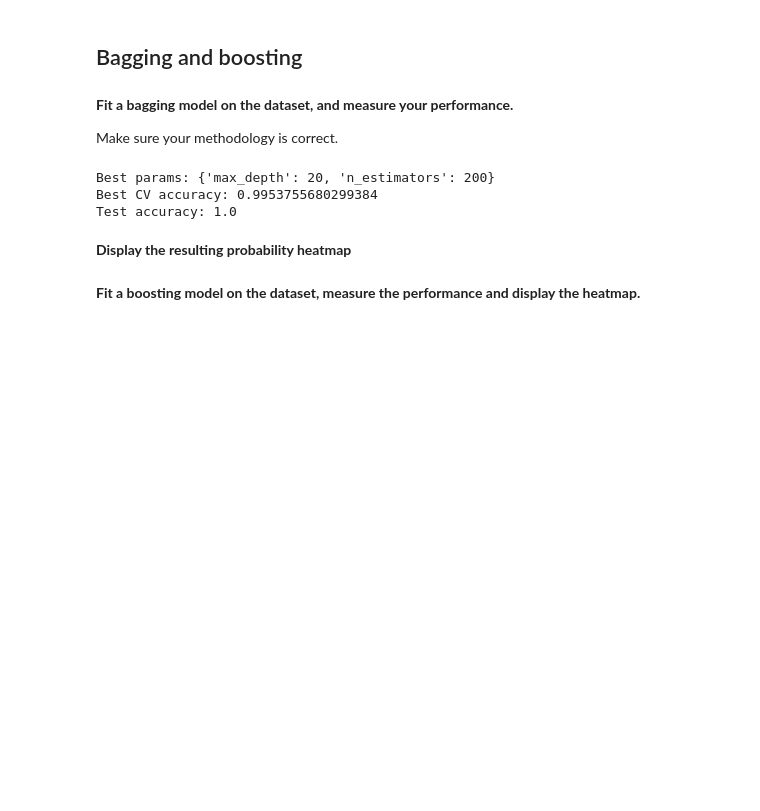
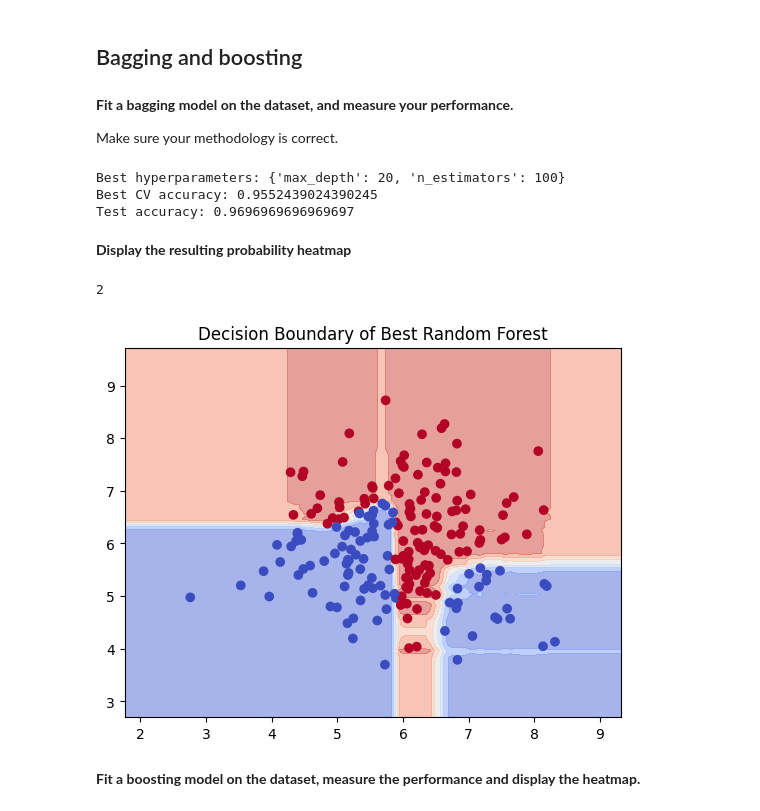
Before and after one commit to audreybvt/ML, a Jupyter notebook: Lab 6 - Classifiers final edition.ipynb, the cells around one changed output. Cells and saved outputs as stored; diff of their text form; code cells hidden in the pictures; blank space fills up the shorter version.

```diff
--- a/Lab 6 - Classifiers final edition.ipynb
+++ b/Lab 6 - Classifiers final edition.ipynb
@@ -51,7 +51,7 @@ import numpy as np
 
 hyperparameters = {
     'n_estimators': [50, 100, 200],
-    'max_depth': [5, 10, 20, None]
+    'max_depth': [5, 10, 20]
 }
 
 randomforest = RandomForestClassifier(bootstrap=True)
@@ -65,7 +65,7 @@ grid_search = GridSearchCV(
 )
 
 grid_search.fit(X_train, y_train)
-print("Best params:", grid_search.best_params_)
+print("Best hyperparameters:", grid_search.best_params_)
 print("Best CV accuracy:", grid_search.best_score_)
 
 best_rf = grid_search.best_estimator_
@@ -74,11 +74,28 @@ test_acc = accuracy_score(y_test, y_pred)
 
 print("Test accuracy:", test_acc)
 # %% [output]
-Best params: {'max_depth': 20, 'n_estimators': 200}
-Best CV accuracy: 0.9953755680299384
-Test accuracy: 1.0
+Best hyperparameters: {'max_depth': 20, 'n_estimators': 100}
+Best CV accuracy: 0.9552439024390245
+Test accuracy: 0.9696969696969697
 # %% [markdown]
 **Display the resulting probability heatmap**
+# %%
+print(best_rf.n_features_in_)
+# %% [output]
+2
+# %%
+disp = DecisionBoundaryDisplay.from_estimator(
+    best_rf,
+    X_train,
+    response_method="predict_proba",
+    cmap=plt.cm.coolwarm,
+    alpha=0.5
+)
+disp.ax_.scatter(X_train[:, 0], X_train[:, 1], c=y_train, cmap=plt.cm.coolwarm)
+plt.title("Decision Boundary of Best Random Forest")
+plt.show()
+# %% [output]
+[figure, added]
 # %% [markdown]
 **Fit a boosting model on the dataset, measure the performance and display the heatmap.**
 # %% [markdown]
```
